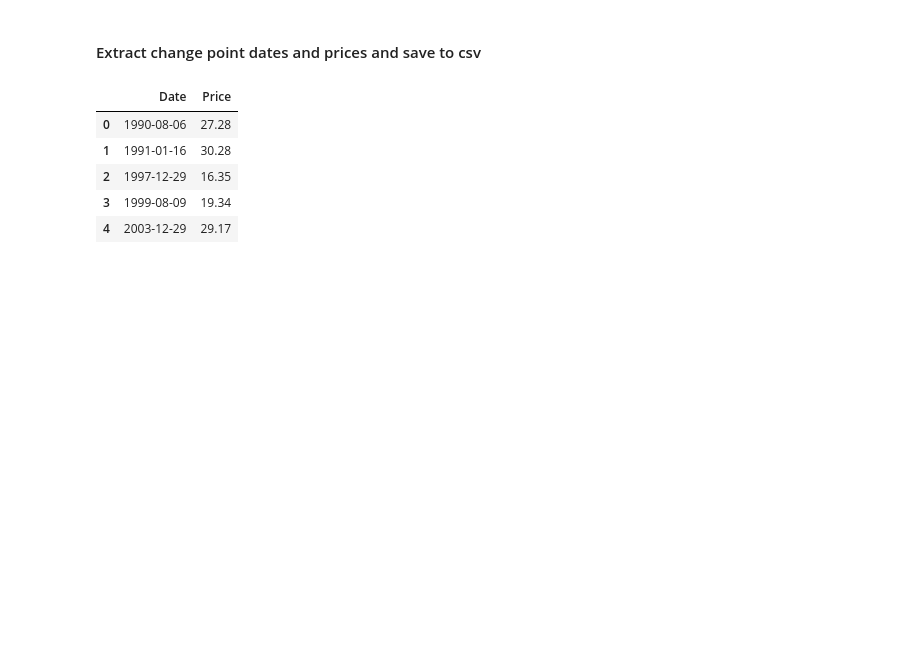
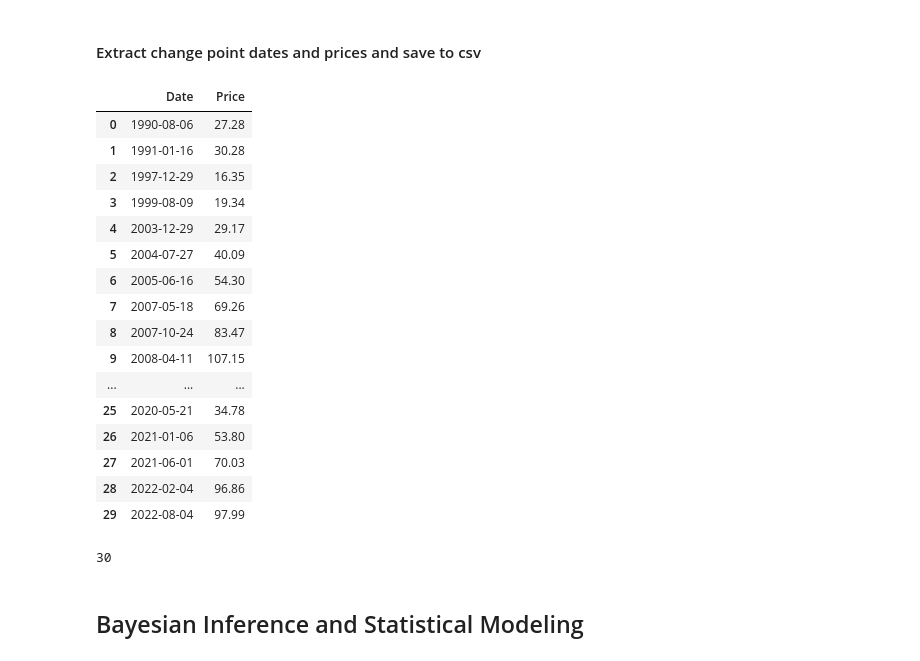
Before and after one commit to abrahamshimelis/birhan-energies, a Jupyter notebook: notebooks/brent_oil_prices_analysis.ipynb, the cells around one changed output. Saved outputs shown, nothing was run; the diff lists cells and outputs as text; code cells hidden in the pictures; blank space fills up the shorter version.

Commit message:
working on Bayesian Inference and Statistical Modeling

```diff
--- a/notebooks/brent_oil_prices_analysis.ipynb
+++ b/notebooks/brent_oil_prices_analysis.ipynb
@@ -149,11 +149,28 @@ change_points.to_csv('../data/BrentOilPrices_ChangePoints.csv', index=False)
 # Load the dataset
 change_points_df = pd.read_csv('../data/BrentOilPrices_ChangePoints.csv')
 # %%
-change_points_df.head()
+change_points_df.head(30)
 # %% [output]
 |  | Date | Price |
 | 0 | 1990-08-06 | 27.28 |
 | 1 | 1991-01-16 | 30.28 |
 | 2 | 1997-12-29 | 16.35 |
 | 3 | 1999-08-09 | 19.34 |
 | 4 | 2003-12-29 | 29.17 |
+| 5 | 2004-07-27 | 40.09 |
+| 6 | 2005-06-16 | 54.30 |
+| 7 | 2007-05-18 | 69.26 |
+| 8 | 2007-10-24 | 83.47 |
+| 9 | 2008-04-11 | 107.15 |
+| ... | ... | ... |
+| 25 | 2020-05-21 | 34.78 |
+| 26 | 2021-01-06 | 53.80 |
+| 27 | 2021-06-01 | 70.03 |
+| 28 | 2022-02-04 | 96.86 |
+| 29 | 2022-08-04 | 97.99 |
+# %%
+print(len(change_points_df))
+# %% [output]
+30
+# %% [markdown]
+## Bayesian Inference and Statistical Modeling
```
